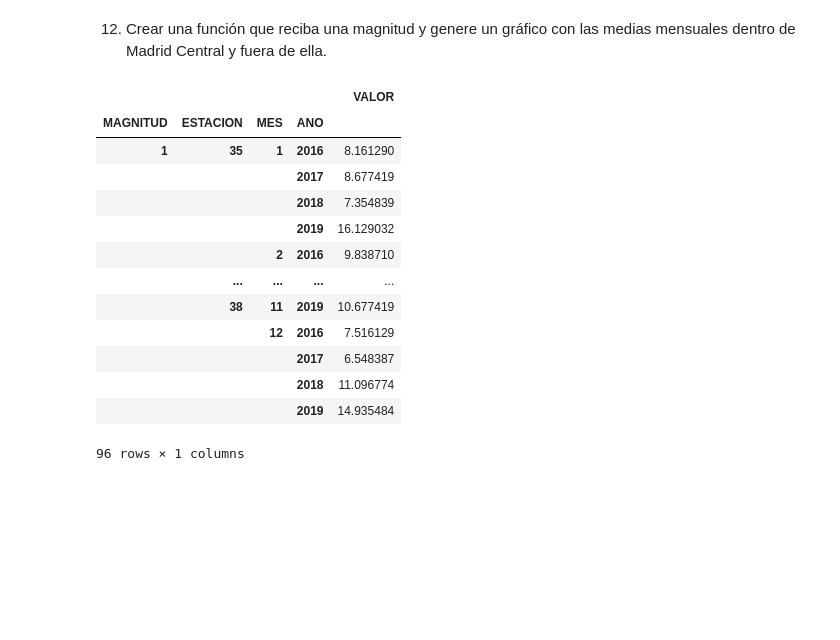
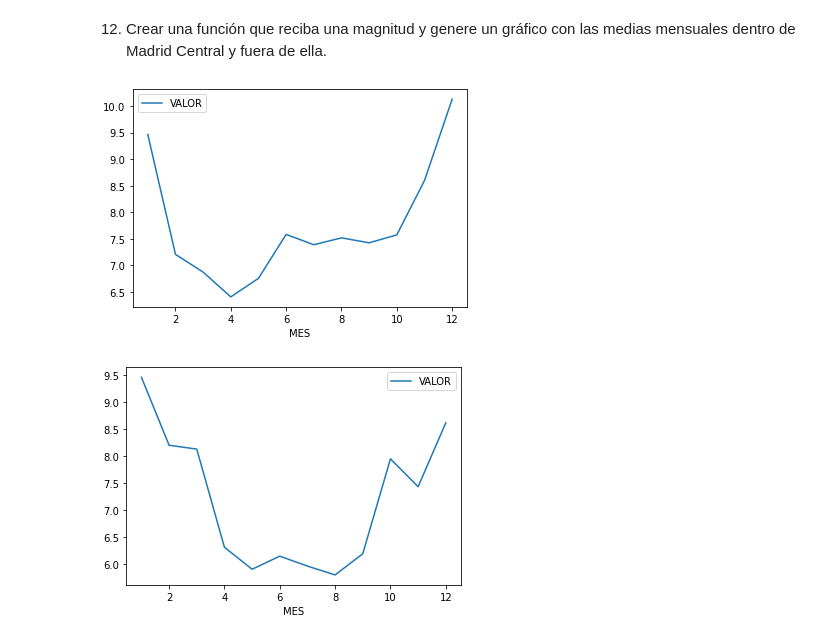
Before and after one commit to aguustingc/PROYECTO-FINAL, a Jupyter notebook: Grupo 3/Proyecto-Emisiones-Incendios.ipynb, the cells around one changed output. Drawn from its saved outputs; the diff is of its cells as text; code cells hidden in the pictures; blank space fills up the shorter version.

```diff
--- a/Grupo 3/Proyecto-Emisiones-Incendios.ipynb
+++ b/Grupo 3/Proyecto-Emisiones-Incendios.ipynb
@@ -431,47 +431,41 @@ EvolucionMagnitud()
 # %%
 listaCentrales = [35,38,11,15,47,48,49,50,60] #Lista de estaciones de Madrid Central
 listaNoCentrales = [1,2,4,39,6,7,8,9,12,40,14,16,17,18,19,36,21,22,23,24,25,26,27,54,55,56,57,58,59] #Lista de estaciones fuera de Madrid Central
 
-dfCentrales = dfValuesPerDay.loc[(dfValuesPerDay['ESTACION'].isin(listaCentrales)), ["MAGNITUD","ESTACION","MES","ANO","VALOR"]]
-dfNoCentrales = dfValuesPerDay.loc[(dfValuesPerDay['ESTACION'].isin(listaNoCentrales)), ["MAGNITUD","ESTACION","MES","ANO","VALOR"]]
+dfCentrales = dfValuesPerDay.loc[(dfValuesPerDay['ESTACION'].isin(listaCentrales)), ["MAGNITUD","MES","VALOR"]]
+dfNoCentrales = dfValuesPerDay.loc[(dfValuesPerDay['ESTACION'].isin(listaNoCentrales)), ["MAGNITUD","MES","VALOR"]]
 #Dataframes de las estaciones de Madrid Central y de las de fuera de Madrid Central (nos aseguramos que en la columna "ESTACION" estén solo los valores
 #de las listas anteriormente creadas
 
 def mediasMensualesCentrales(): #Acá calculamos para las estaciones de Madrid Central
+
     #magnitud = int(input("Ingrese numero de magnitud: "))
-    dfCalculoMediasCentrales = dfCentrales[(dfCentrales["MAGNITUD"] == 1)].groupby(["MAGNITUD","ESTACION","MES","ANO"]).agg({"VALOR":"mean"})
-    return dfCalculoMediasCentrales
+    #dfCalculoMediasCentrales = dfCentrales[(dfCentrales["MAGNITUD"] == 1)].groupby(["MES"]).agg({"VALOR":"mean"})
+    dfCalculoMediasCentrales = dfCentrales[(dfCentrales["MAGNITUD"] == 1)].groupby(["MES"]).mean().reset_index()
+
+    #return dfCalculoMediasCentrales
 
 
     #FALTA IMPLEMENTAR BIEN:
-    #fig, ax = plt.subplots()
-    #dfCalculoMedias.plot(kind= 'scatter', x= 'ESTACION', y= 'VALOR', ax=ax)   # Establecemos los ejes y el tipo de gráfico
-    #plt.show()
+    fig, ax = plt.subplots()
+    dfCalculoMediasCentrales.plot(kind= 'line', x= 'MES', y= 'VALOR', ax=ax)   # Establecemos los ejes y el tipo de gráfico
+    plt.show()
 
 def mediasMensualesNoCentrales(): #Acá calculamos para las estaciones fuera de Madrid Central
 
     #magnitud = int(input("Ingrese numero de magnitud: "))
-    dfCalculoMediasNoCentrales = dfNoCentrales[(dfNoCentrales["MAGNITUD"] == 1)].groupby(["MAGNITUD","ESTACION","MES","ANO"]).agg({"VALOR":"mean"})
-    return dfCalculoMediasCentrales
+    #dfCalculoMediasNoCentrales = dfNoCentrales[(dfNoCentrales["MAGNITUD"] == 1)].groupby(["MES"]).agg({"VALOR":"mean"})
+    dfCalculoMediasNoCentrales = dfNoCentrales[(dfNoCentrales["MAGNITUD"] == 1)].groupby(["MES"]).mean().reset_index()
+
+    #return dfCalculoMediasCentrales
 
     #FALTA IMPLEMENTAR BIEN:
-    #fig, ax = plt.subplots()
-    #dfCalculoMediasNoCentrales.plot(kind= 'scatter', x= 'ESTACION', y= 'VALOR', ax=ax)   # Establecemos los ejes y el tipo de gráfico
-    #plt.show()
+    fig, ax = plt.subplots()
+    dfCalculoMediasNoCentrales.plot(kind= 'line', x= 'MES', y= 'VALOR', ax=ax)   # Establecemos los ejes y el tipo de gráfico
+    plt.show()
 
 mediasMensualesCentrales()
+mediasMensualesNoCentrales()
 # %% [output]
-|  |  |  |  | VALOR |
-| MAGNITUD | ESTACION | MES | ANO |  |
-| 1 | 35 | 1 | 2016 | 8.161290 |
-|  |  |  | 2017 | 8.677419 |
-|  |  |  | 2018 | 7.354839 |
-|  |  |  | 2019 | 16.129032 |
-|  |  | 2 | 2016 | 9.838710 |
-|  | ... | ... | ... | ... |
-|  | 38 | 11 | 2019 | 10.677419 |
-|  |  | 12 | 2016 | 7.516129 |
-|  |  |  | 2017 | 6.548387 |
-|  |  |  | 2018 | 11.096774 |
-|  |  |  | 2019 | 14.935484 |
-96 rows × 1 columns
+[figure, added]
+[figure, added]
```
Also changed, not shown: parts of 3 cells of this notebook, 1 other file.
